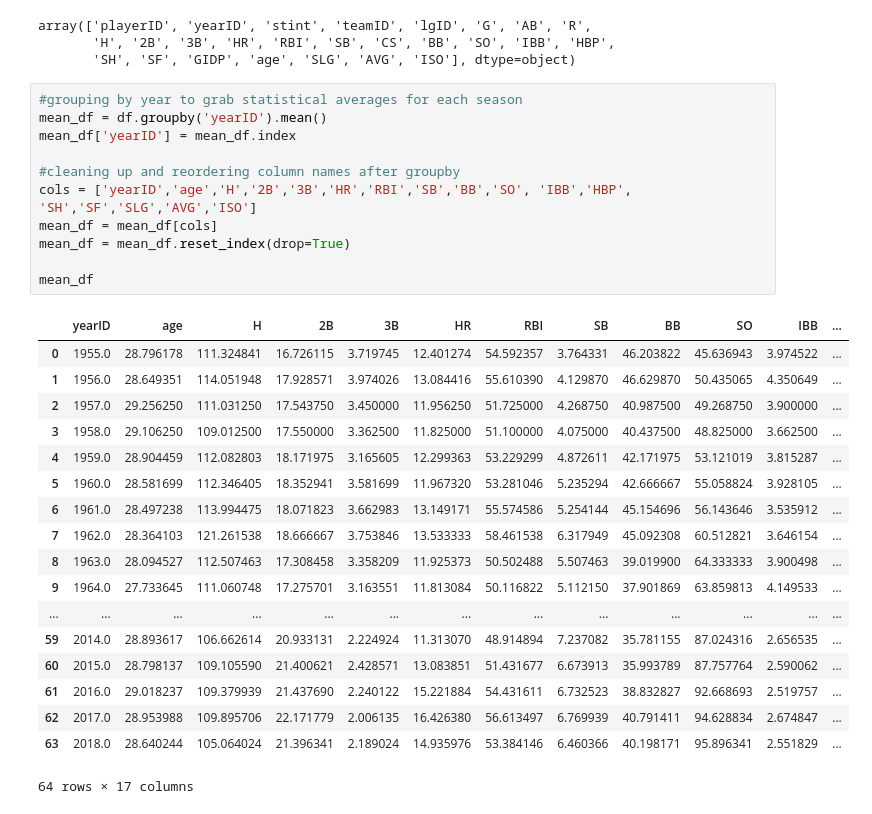
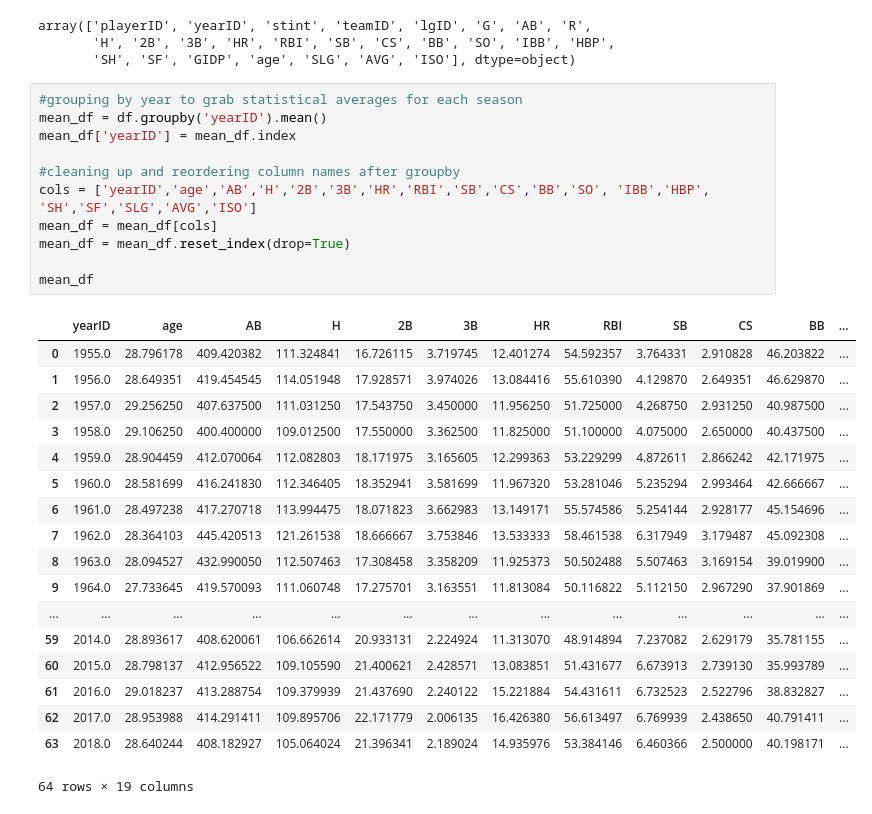
Before and after one commit to romancollins30/Baseball-Project1, a Jupyter notebook: Stat_manipulations.ipynb, the cells around one changed output. Drawn from its saved outputs; the diff is of its cells as text.

```diff
--- a/Stat_manipulations.ipynb
+++ b/Stat_manipulations.ipynb
@@ -27,30 +27,30 @@ array(['playerID', 'yearID', 'stint', 'teamID', 'lgID', 'G', 'AB', 'R',
 # %%
 #grouping by year to grab statistical averages for each season
 mean_df = df.groupby('yearID').mean()
 mean_df['yearID'] = mean_df.index
 
 #cleaning up and reordering column names after groupby
-cols = ['yearID','age','H','2B','3B','HR','RBI','SB','BB','SO', 'IBB','HBP', 'SH','SF','SLG','AVG','ISO']
+cols = ['yearID','age','AB','H','2B','3B','HR','RBI','SB','CS','BB','SO', 'IBB','HBP', 'SH','SF','SLG','AVG','ISO']
 mean_df = mean_df[cols]
 mean_df = mean_df.reset_index(drop=True)
 
 mean_df
 # %% [output]
-|  | yearID | age | H | 2B | 3B | HR | RBI | SB | BB | SO | IBB | ... |
-| 0 | 1955.0 | 28.796178 | 111.324841 | 16.726115 | 3.719745 | 12.401274 | 54.592357 | 3.764331 | 46.203822 | 45.636943 | 3.974522 | ... |
-| 1 | 1956.0 | 28.649351 | 114.051948 | 17.928571 | 3.974026 | 13.084416 | 55.610390 | 4.129870 | 46.629870 | 50.435065 | 4.350649 | ... |
-| 2 | 1957.0 | 29.256250 | 111.031250 | 17.543750 | 3.450000 | 11.956250 | 51.725000 | 4.268750 | 40.987500 | 49.268750 | 3.900000 | ... |
-| 3 | 1958.0 | 29.106250 | 109.012500 | 17.550000 | 3.362500 | 11.825000 | 51.100000 | 4.075000 | 40.437500 | 48.825000 | 3.662500 | ... |
-| 4 | 1959.0 | 28.904459 | 112.082803 | 18.171975 | 3.165605 | 12.299363 | 53.229299 | 4.872611 | 42.171975 | 53.121019 | 3.815287 | ... |
-| 5 | 1960.0 | 28.581699 | 112.346405 | 18.352941 | 3.581699 | 11.967320 | 53.281046 | 5.235294 | 42.666667 | 55.058824 | 3.928105 | ... |
-| 6 | 1961.0 | 28.497238 | 113.994475 | 18.071823 | 3.662983 | 13.149171 | 55.574586 | 5.254144 | 45.154696 | 56.143646 | 3.535912 | ... |
-| 7 | 1962.0 | 28.364103 | 121.261538 | 18.666667 | 3.753846 | 13.533333 | 58.461538 | 6.317949 | 45.092308 | 60.512821 | 3.646154 | ... |
-| 8 | 1963.0 | 28.094527 | 112.507463 | 17.308458 | 3.358209 | 11.925373 | 50.502488 | 5.507463 | 39.019900 | 64.333333 | 3.900498 | ... |
-| 9 | 1964.0 | 27.733645 | 111.060748 | 17.275701 | 3.163551 | 11.813084 | 50.116822 | 5.112150 | 37.901869 | 63.859813 | 4.149533 | ... |
+|  | yearID | age | AB | H | 2B | 3B | HR | RBI | SB | CS | BB | ... |
+| 0 | 1955.0 | 28.796178 | 409.420382 | 111.324841 | 16.726115 | 3.719745 | 12.401274 | 54.592357 | 3.764331 | 2.910828 | 46.203822 | ... |
+| 1 | 1956.0 | 28.649351 | 419.454545 | 114.051948 | 17.928571 | 3.974026 | 13.084416 | 55.610390 | 4.129870 | 2.649351 | 46.629870 | ... |
+| 2 | 1957.0 | 29.256250 | 407.637500 | 111.031250 | 17.543750 | 3.450000 | 11.956250 | 51.725000 | 4.268750 | 2.931250 | 40.987500 | ... |
+| 3 | 1958.0 | 29.106250 | 400.400000 | 109.012500 | 17.550000 | 3.362500 | 11.825000 | 51.100000 | 4.075000 | 2.650000 | 40.437500 | ... |
+| 4 | 1959.0 | 28.904459 | 412.070064 | 112.082803 | 18.171975 | 3.165605 | 12.299363 | 53.229299 | 4.872611 | 2.866242 | 42.171975 | ... |
+| 5 | 1960.0 | 28.581699 | 416.241830 | 112.346405 | 18.352941 | 3.581699 | 11.967320 | 53.281046 | 5.235294 | 2.993464 | 42.666667 | ... |
+| 6 | 1961.0 | 28.497238 | 417.270718 | 113.994475 | 18.071823 | 3.662983 | 13.149171 | 55.574586 | 5.254144 | 2.928177 | 45.154696 | ... |
+| 7 | 1962.0 | 28.364103 | 445.420513 | 121.261538 | 18.666667 | 3.753846 | 13.533333 | 58.461538 | 6.317949 | 3.179487 | 45.092308 | ... |
+| 8 | 1963.0 | 28.094527 | 432.990050 | 112.507463 | 17.308458 | 3.358209 | 11.925373 | 50.502488 | 5.507463 | 3.169154 | 39.019900 | ... |
+| 9 | 1964.0 | 27.733645 | 419.570093 | 111.060748 | 17.275701 | 3.163551 | 11.813084 | 50.116822 | 5.112150 | 2.967290 | 37.901869 | ... |
 | ... | ... | ... | ... | ... | ... | ... | ... | ... | ... | ... | ... | ... |
-| 59 | 2014.0 | 28.893617 | 106.662614 | 20.933131 | 2.224924 | 11.313070 | 48.914894 | 7.237082 | 35.781155 | 87.024316 | 2.656535 | ... |
-| 60 | 2015.0 | 28.798137 | 109.105590 | 21.400621 | 2.428571 | 13.083851 | 51.431677 | 6.673913 | 35.993789 | 87.757764 | 2.590062 | ... |
-| 61 | 2016.0 | 29.018237 | 109.379939 | 21.437690 | 2.240122 | 15.221884 | 54.431611 | 6.732523 | 38.832827 | 92.668693 | 2.519757 | ... |
-| 62 | 2017.0 | 28.953988 | 109.895706 | 22.171779 | 2.006135 | 16.426380 | 56.613497 | 6.769939 | 40.791411 | 94.628834 | 2.674847 | ... |
-| 63 | 2018.0 | 28.640244 | 105.064024 | 21.396341 | 2.189024 | 14.935976 | 53.384146 | 6.460366 | 40.198171 | 95.896341 | 2.551829 | ... |
+| 59 | 2014.0 | 28.893617 | 408.620061 | 106.662614 | 20.933131 | 2.224924 | 11.313070 | 48.914894 | 7.237082 | 2.629179 | 35.781155 | ... |
+| 60 | 2015.0 | 28.798137 | 412.956522 | 109.105590 | 21.400621 | 2.428571 | 13.083851 | 51.431677 | 6.673913 | 2.739130 | 35.993789 | ... |
+| 61 | 2016.0 | 29.018237 | 413.288754 | 109.379939 | 21.437690 | 2.240122 | 15.221884 | 54.431611 | 6.732523 | 2.522796 | 38.832827 | ... |
+| 62 | 2017.0 | 28.953988 | 414.291411 | 109.895706 | 22.171779 | 2.006135 | 16.426380 | 56.613497 | 6.769939 | 2.438650 | 40.791411 | ... |
+| 63 | 2018.0 | 28.640244 | 408.182927 | 105.064024 | 21.396341 | 2.189024 | 14.935976 | 53.384146 | 6.460366 | 2.500000 | 40.198171 | ... |
-64 rows × 17 columns
+64 rows × 19 columns
```
Also changed, not shown: parts of 1 cell of this notebook.
